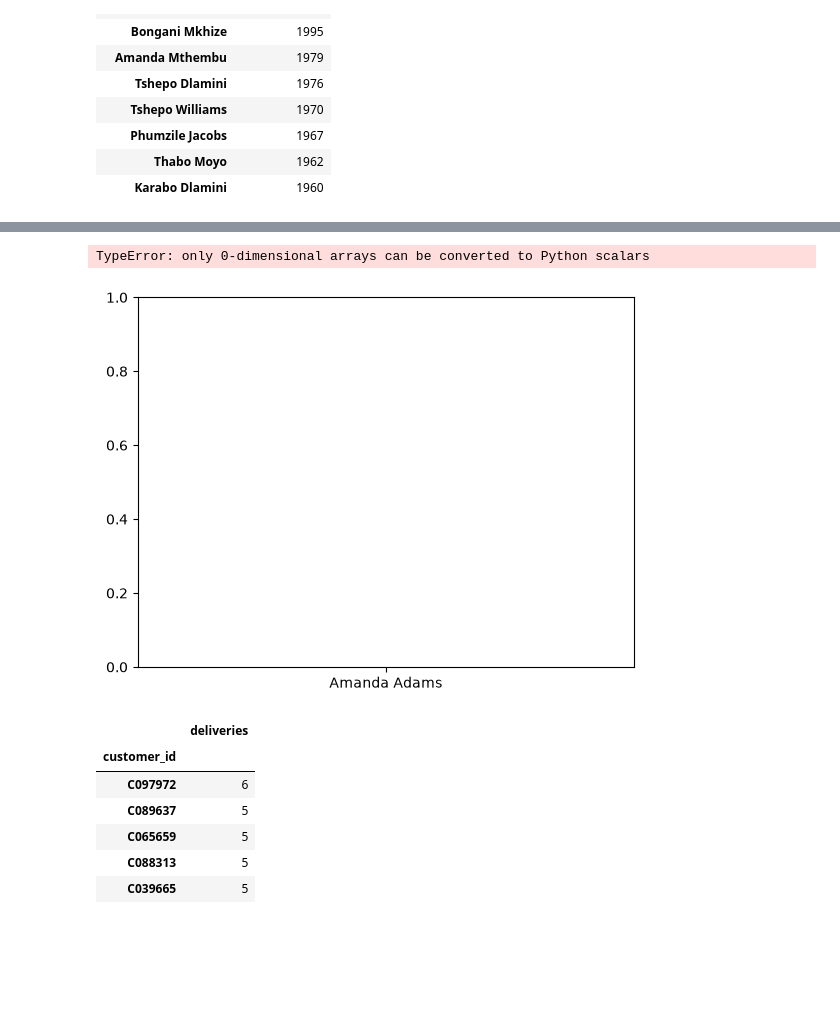
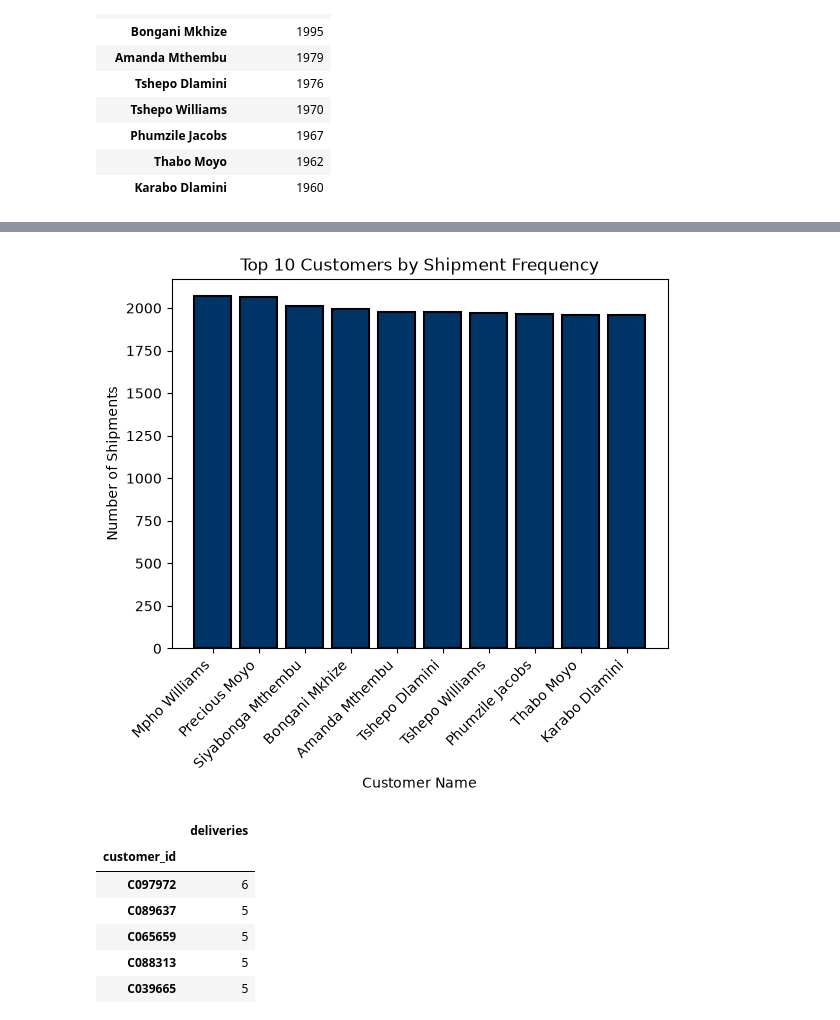
Before and after one commit to jilyanga2/Logistics-And-Delivery-Intelligence, a Jupyter notebook: feature-engineering.ipynb, the cells around one changed output, grey strips where cells are left out. Drawn from its saved outputs; the diff is of its cells as text; code cells hidden in the pictures; blank space fills up the shorter version.

Commit message:
I have completed the customer visualisation

```diff
--- a/feature-engineering.ipynb
+++ b/feature-engineering.ipynb
@@ -331,7 +345,9 @@ plt.show()
 #5. Which customer have the highest shipment frequency?
 frequent_ship = all3merged.groupby("customer_name").agg(frequent_ship=("shipment_id","count"))
 # frequent_ship.reset_index()
-frequent_ship.sort_values(by='frequent_ship', ascending=False).head(10)
+frequent_ship = frequent_ship.sort_values(by='frequent_ship', ascending=False).head(10)
+
+frequent_ship
 # %% [output]
 |  | frequent_ship |
 | customer_name |  |
@@ -347,5 +363,6 @@ frequent_ship.sort_values(by='frequent_ship', ascending=False).head(10)
 | Karabo Dlamini | 1960 |
 # %%
 #Define variables for Question 5
-d = list(frequent_ship.index.values)[0:]
-e = list(frequent_ship.values)[0:]
+d = list(frequent_ship.index)
+e = list(frequent_ship["frequent_ship"])
+d
@@ -352,16 +383,15 @@ e = list(frequent_ship.values)[0:]
 # %%
 #Creation of Bar Chart for Question 5
 plt.bar(d, e, color="#003366", edgecolor= "black", linewidth=1.5)
 plt.title("Top 10 Customers by Shipment Frequency")
 plt.xlabel("Customer Name")
 plt.ylabel("Number of Shipments")
-# plt.xticks(rotation=45, ha="right")
+plt.xticks(rotation=45, ha="right")
 
 
 plt.show()
 # %% [output]
-TypeError: only 0-dimensional arrays can be converted to Python scalars
-[figure, old version]
+[figure, new version]
 # %%
 deliveries_cleaned = pd.read_csv("cleaned_supplyguard_data/deliveries_cleaned.csv")
 # %%
```
Also changed, not shown: parts of 6 cells of this notebook.
